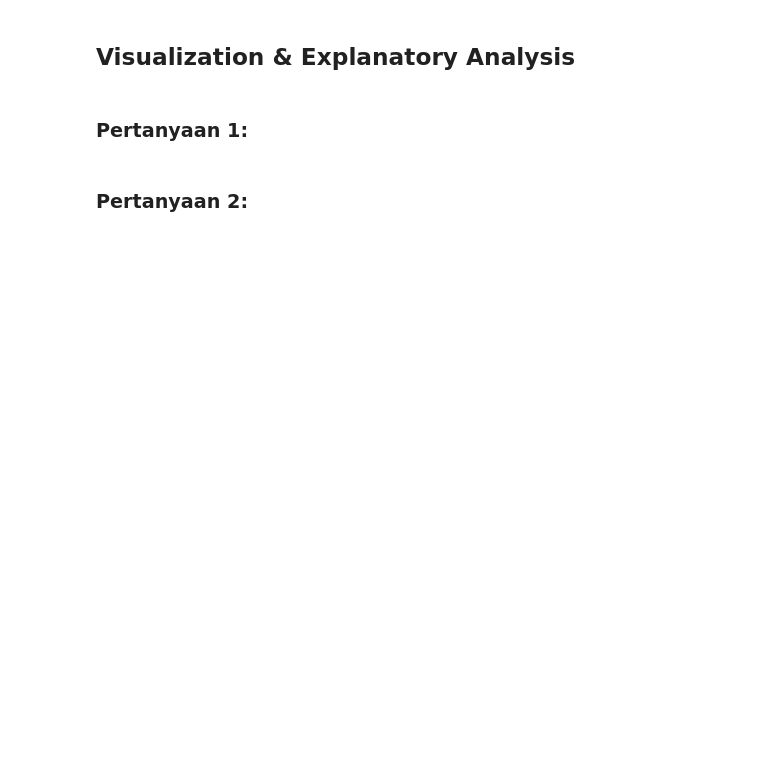
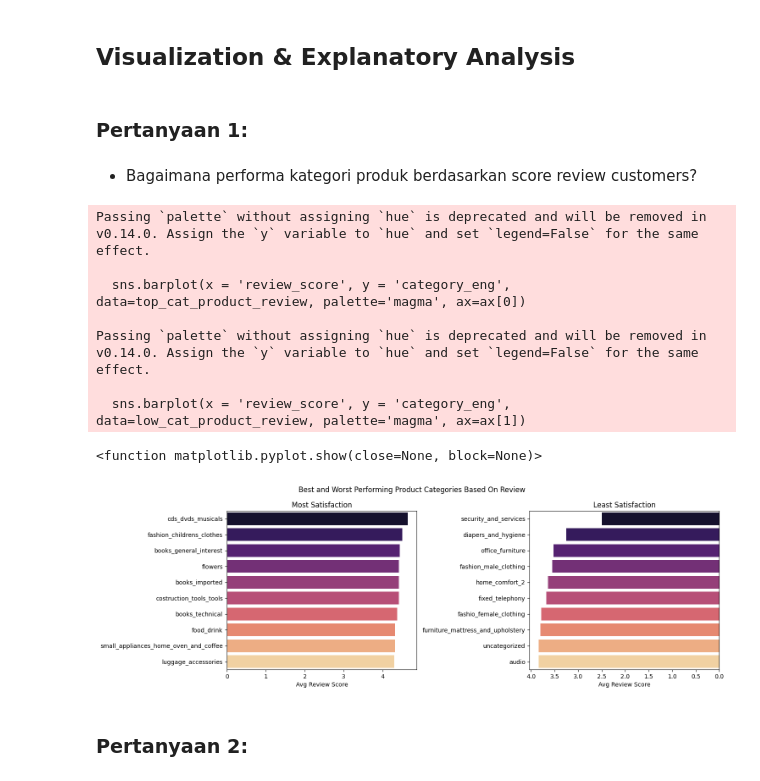
Before and after one commit to adeal25/EDA_Ecommerce, a Jupyter notebook: Proyek_Analisis_Data.ipynb, the cells around one changed output. Cells and saved outputs as stored; diff of their text form; code cells hidden in the pictures; blank space fills up the shorter version.

```diff
--- a/Proyek_Analisis_Data.ipynb
+++ b/Proyek_Analisis_Data.ipynb
@@ -29,0 +812,6 @@ import pandas as pd
+# %%
+all_df = pd.merge(all_df, pay_df, on='order_id')
+# %%
+all_df = pd.merge(all_df, orderitems_df, on='order_id')
+# %%
+all_df = pd.merge(all_df, products_df, on='product_id')
@@ -29,0 +848,4 @@ import pandas as pd
+# %%
+all_df.drop(['review_comment_title', 'review_comment_message', 'product_name_lenght',
+            'product_photos_qty', 'product_description_lenght',
+            'product_width_cm','product_height_cm', 'product_length_cm', 'product_weight_g'], axis=1, inplace=True)
@@ -31,5 +905,40 @@ import pandas as pd
 ## Visualization & Explanatory Analysis
 # %% [markdown]
 ### Pertanyaan 1:
+# %% [markdown]
+- Bagaimana performa kategori produk berdasarkan score review customers?
+# %%
+fig, ax = plt.subplots(nrows= 1, ncols= 2, figsize=(15, 5))
+
+all_df.rename(columns={
+    "product_category_name_english" : "category_eng"
+}, inplace=True)
+
+top_cat_product_review = all_df.groupby(by=['category_eng']).review_score.mean().reset_index().sort_values(by='review_score', ascending = False).head(10)
+sns.barplot(x = 'review_score', y = 'category_eng', data=top_cat_product_review, palette='magma', ax=ax[0])
+ax[0].set_xlabel('Avg Review Score')
+ax[0].set_ylabel(None)
+ax[0].set_title('Most Satisfaction')
+
+low_cat_product_review = all_df.groupby(by=['category_eng']).review_score.mean().reset_index().sort_values(by='review_score', ascending = True).head(10)
+sns.barplot(x = 'review_score', y = 'category_eng', data=low_cat_product_review, palette='magma', ax=ax[1])
+ax[1].set_xlabel('Avg Review Score')
+ax[1].set_ylabel(None)
+ax[1].invert_xaxis()
+ax[1].set_title('Least Satisfaction')
+
+plt.suptitle('Best and Worst Performing Product Categories Based On Review')
+plt.tight_layout(pad = 1)
+plt.show
+# %% [output]
+Passing `palette` without assigning `hue` is deprecated and will be removed in v0.14.0. Assign the `y` variable to `hue` and set `legend=False` for the same effect.
+
+  sns.barplot(x = 'review_score', y = 'category_eng', data=top_cat_product_review, palette='magma', ax=ax[0])
+
+Passing `palette` without assigning `hue` is deprecated and will be removed in v0.14.0. Assign the `y` variable to `hue` and set `legend=False` for the same effect.
+
+  sns.barplot(x = 'review_score', y = 'category_eng', data=low_cat_product_review, palette='magma', ax=ax[1])
+<function matplotlib.pyplot.show(close=None, block=None)>
+[figure, added]
 # %% [markdown]
 ### Pertanyaan 2:
```
Also changed, not shown: parts of 135 cells of this notebook, 4 other files.
